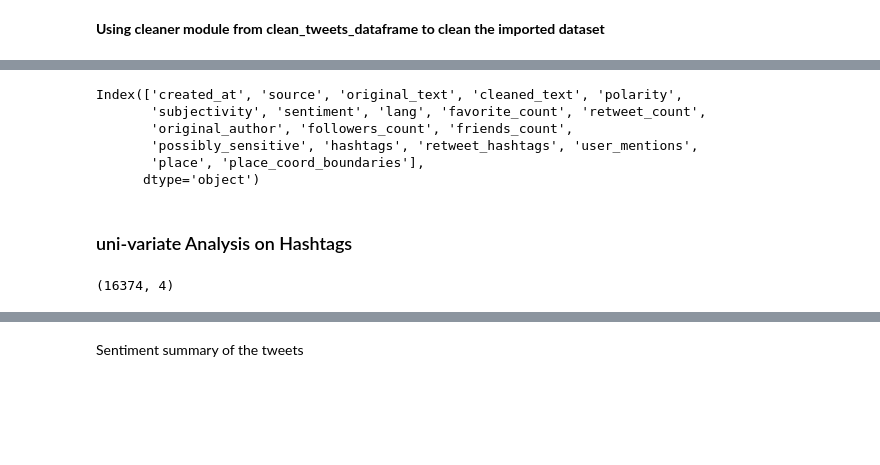
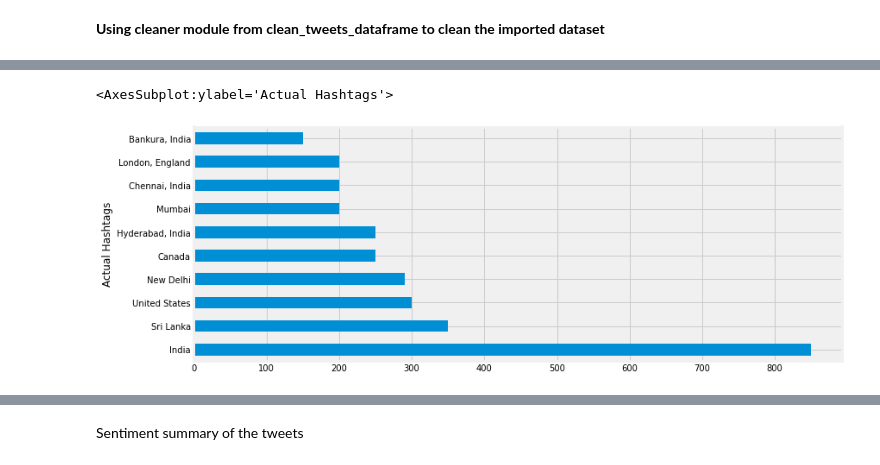
Before and after one commit to 10xac/Twitter-Data-Analysis, a Jupyter notebook: analysis.ipynb, the cells around one changed output, grey strips where cells are left out. Cells and saved outputs as stored; diff of their text form; code cells hidden in the pictures; blank space fills up the shorter version.

Commit message:
update on analysis notebook

```diff
--- a/analysis.ipynb
+++ b/analysis.ipynb
@@ -48,11 +75,6 @@ for p in ax.patches:
 # %%
-df_tweet.columns
+# df_tweet.groupby('place').count()['original_author']
+df_tweet['place'].value_counts(sort=True, ascending=False)[:10].plot(kind='barh',figsize=(12,5),xlabel='Actual Hashtags')
 # %% [output]
-Index(['created_at', 'source', 'original_text', 'cleaned_text', 'polarity',
-       'subjectivity', 'sentiment', 'lang', 'favorite_count', 'retweet_count',
-       'original_author', 'followers_count', 'friends_count',
-       'possibly_sensitive', 'hashtags', 'retweet_hashtags', 'user_mentions',
-       'place', 'place_coord_boundaries'],
-      dtype='object')
+<AxesSubplot:ylabel='Actual Hashtags'>
+[figure, added]
-# %% [markdown]
-### uni-variate Analysis on Hashtags
@@ -67,4 +80,0 @@ hashtag_df['hashtag_check']=df_tweet.original_text.apply(find_hashtags)
-# %%
-hashtag_df.shape
-# %% [output]
-(16374, 4)
```
Also changed, not shown: parts of 50 cells of this notebook.
